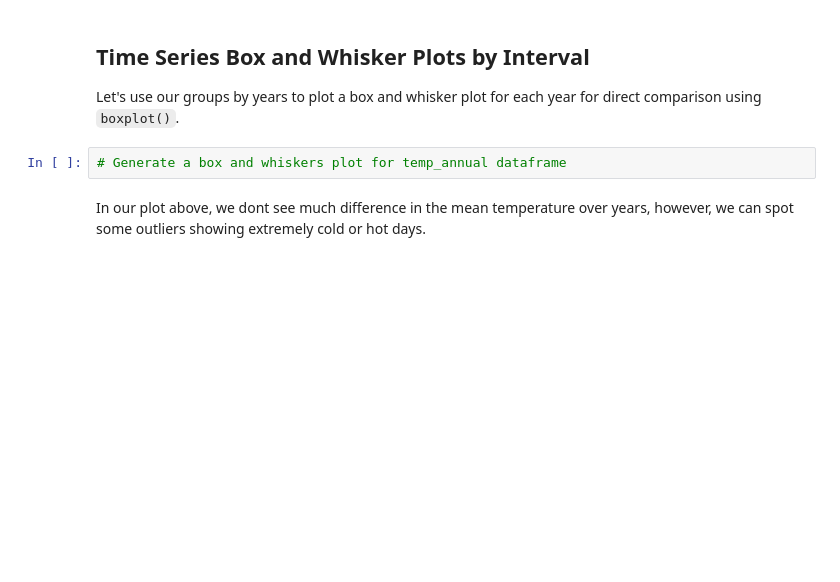
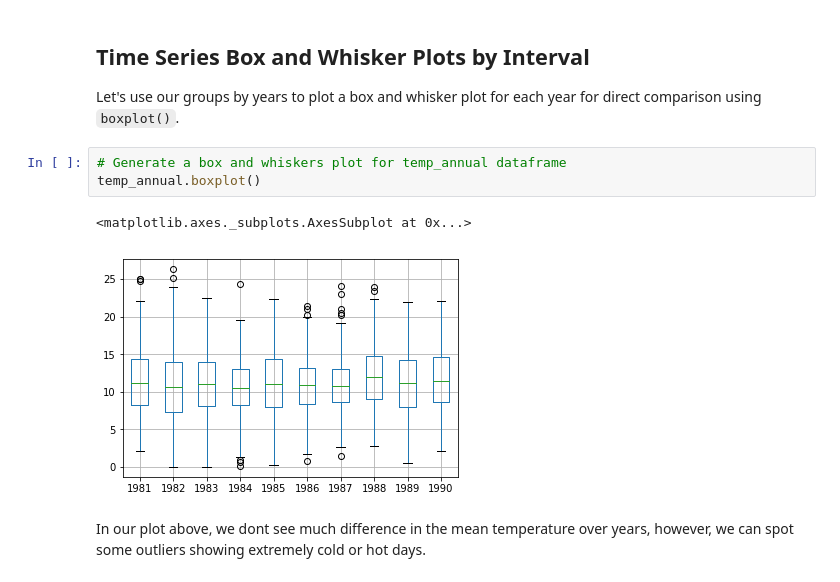
Before and after one commit to vaeb80/dsc-3-25-04-visualizing-time-series-data-lab-nyc-career-ds-102218, a Jupyter notebook: index.ipynb, the cells around one changed output. Saved outputs shown, nothing was run; the diff lists cells and outputs as text; blank space fills up the shorter version.

```diff
--- a/index.ipynb
+++ b/index.ipynb
@@ -140,6 +140,10 @@ We can see that density plot provides a clearer summary of the distribution of o
 Let's use our groups by years to plot a box and whisker plot for each year for direct comparison using `boxplot()`.
 # %%
 # Generate a box and whiskers plot for temp_annual dataframe
+temp_annual.boxplot()
+# %% [output]
+<matplotlib.axes._subplots.AxesSubplot at 0x...>
+[figure, added]
 # %% [markdown]
 In our plot above, we dont see much difference in the mean temperature over years, however, we can spot some outliers showing extremely cold or hot days.
 # %% [markdown]
```
Also changed, not shown: parts of 1 cell of this notebook.
